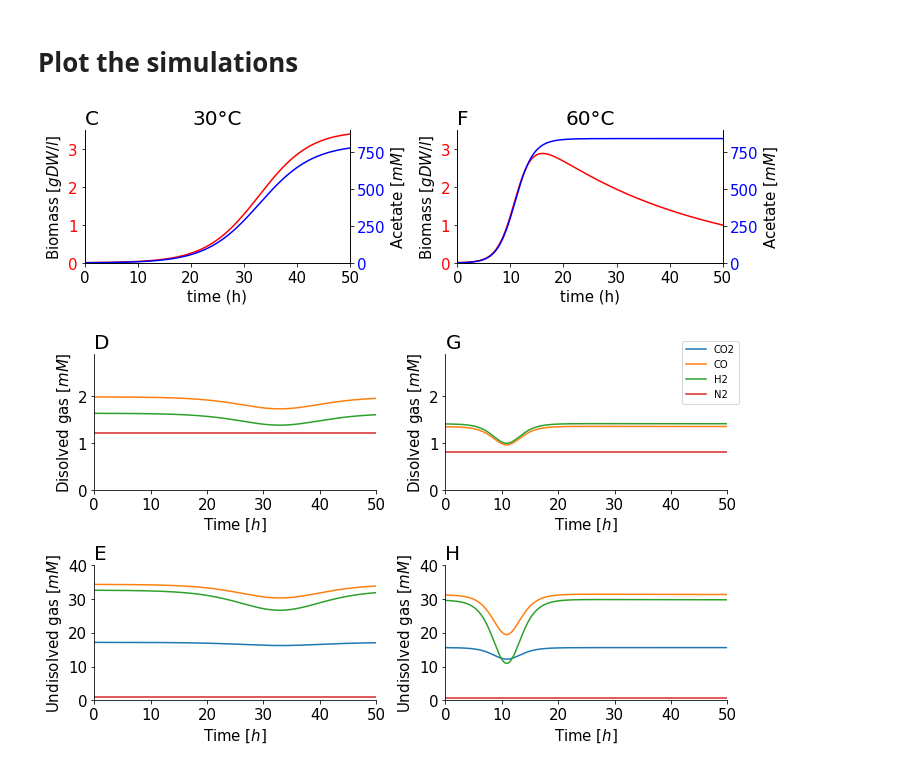
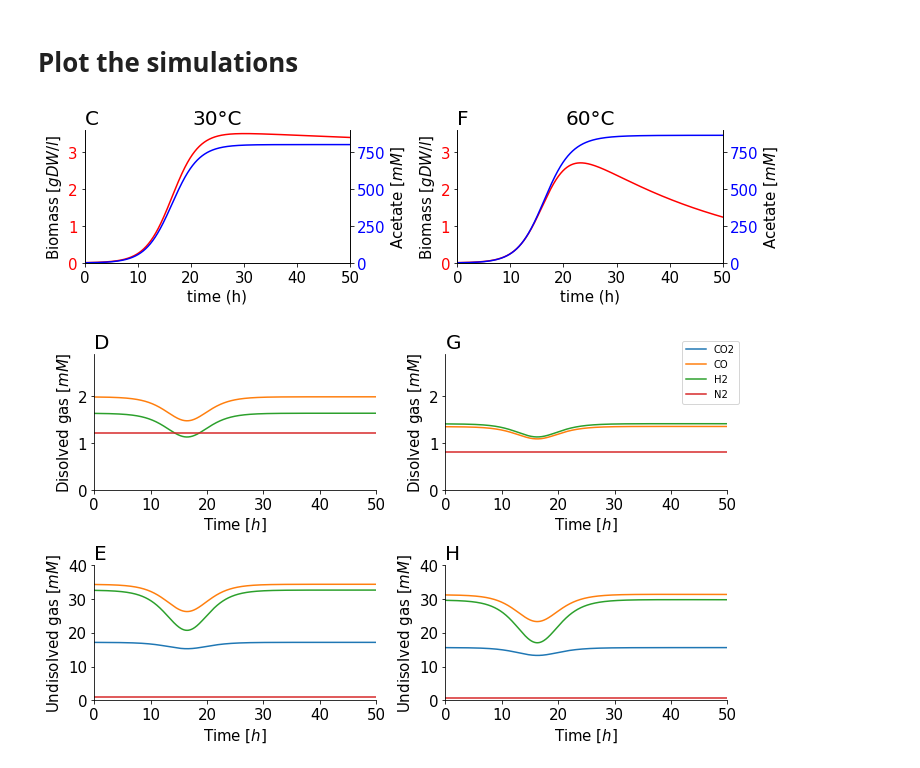
Before and after one commit to biosustain/CO2_fixation_models, a Jupyter notebook: Scripts/03_SimAcetogensBubbleColumn.ipynb, the cells around one changed output. Cells and saved outputs as stored; diff of their text form; code cells hidden in the pictures.

```diff
--- a/Scripts/03_SimAcetogensBubbleColumn.ipynb
+++ b/Scripts/03_SimAcetogensBubbleColumn.ipynb
@@ -20,9 +20,10 @@ from scipy.integrate import odeint
 Tc1 = 30 #Temperature in Celsius
 Tc2 = 60 #Temperature in Celsius
 
+SameGrowthRates = True #For the sake of comparisson, the maximum growth rates can be forced to be equal. Otherwise, they are temperature dependant
+
 #Reaction time
 t_rt = 50
-t = np.linspace(0,t_rt,1000)
 
 #mol fraction of incoming gas
 y_co = 0.4 #[mol/mol]
@@ -48,13 +49,17 @@ def Celsius_Kelvin(t):
 
 T1 = Celsius_Kelvin(Tc1)
 T2 = Celsius_Kelvin(Tc2)
+t = np.linspace(0,t_rt,1000)
 # %% [markdown]
 # Biological Parameters
 # %%
 # for details, view 02_AcetogenYieldTempDependency.ipynb
 
-def µ_max(T): #not used here
-    return 46.35 * T * np.exp(-28127.1/(R*T))
+def µ_max(T):
+    if SameGrowthRates == True:
+        return 0.4
+    else:
+        return 46.35 * T * np.exp(-28127.1/(R*T))
 
 def m_NGAM(T):
     return 3.3**(69000/R*(1/298-1/T)) #[kJ/h/CmolX]
@@ -404,7 +407,7 @@ def two_scales(ax1, time, data1, data2, c1, c2):
     ax1.plot(time, data1, color=c1)
     ax1.set_xlabel('time (h)', fontsize=15)
     ax1.set_ylabel('Biomass [$gDW/l$]', fontsize=15)
-    ax1.axis([0, t_rt, 0, 3.5])
+    ax1.axis([0, t_rt, 0, 3.6])
     ax1.tick_params(axis='both', which='major', labelsize=15)
     ax2.plot(time, data2, color=c2)
     ax2.set_ylabel('Acetate [$mM$]', fontsize=15)
@@ -462,32 +465,32 @@ plt.xlabel(r'Time [$h$]', fontsize=15)
 plt.ylabel(r'Undisolved gas [$mM$]', fontsize=15)
 plt.axis([0, t_rt, 0, 40])
 plt.tick_params(axis='both', which='major', labelsize=15)
 
 plt.subplot(2,2,2)
 plt.title("G", fontdict = {'fontsize': 20}, loc = "left")
 plt.plot(t,z_T2[:,3])
 plt.plot(t,z_T2[:,4])
 plt.plot(t,z_T2[:,5])
 plt.plot(t,z_T2[:,6])
 plt.xlabel(r'Time [$h$]', fontsize=15)
 plt.ylabel(r'Disolved gas [$mM$]', fontsize=15)
 plt.axis([0, t_rt, 0, 2.9])
 plt.tick_params(axis='both', which='major', labelsize=15)
 plt.legend(['CO2','CO',"H2","N2"],bbox_to_anchor=(0.82, 0.6))
 
 plt.subplot(2,2,4)
 plt.title("H", fontdict = {'fontsize': 20}, loc = "left")
 plt.plot(t,z_T2[:,7])
 plt.plot(t,z_T2[:,8])
 plt.plot(t,z_T2[:,9])
 plt.plot(t,z_T2[:,10])
 plt.xlabel(r'Time [$h$]', fontsize=15)
 plt.ylabel(r'Undisolved gas [$mM$]', fontsize=15)
 plt.axis([0, t_rt, 0, 40])
 plt.tick_params(axis='both', which='major', labelsize=15)
 
 fig.tight_layout()
 plt.show()
 # %% [output]
-[figure, old version]
+[figure, new version]
-[figure, old version]
+[figure, new version]
```
Also changed, not shown: parts of 2 cells of this notebook, 8 other files.
